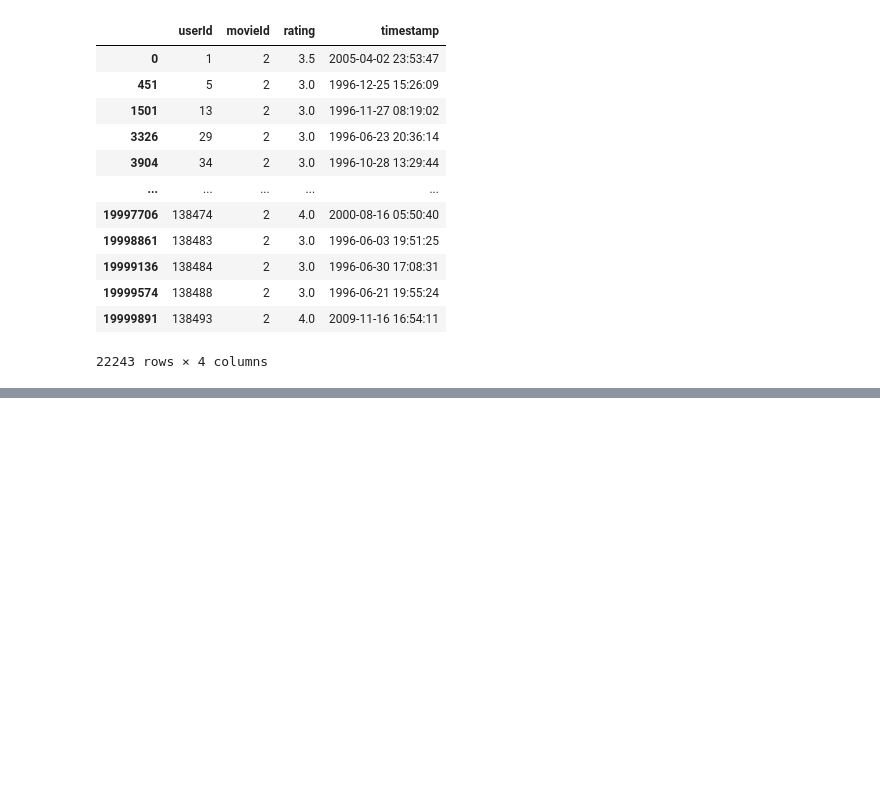
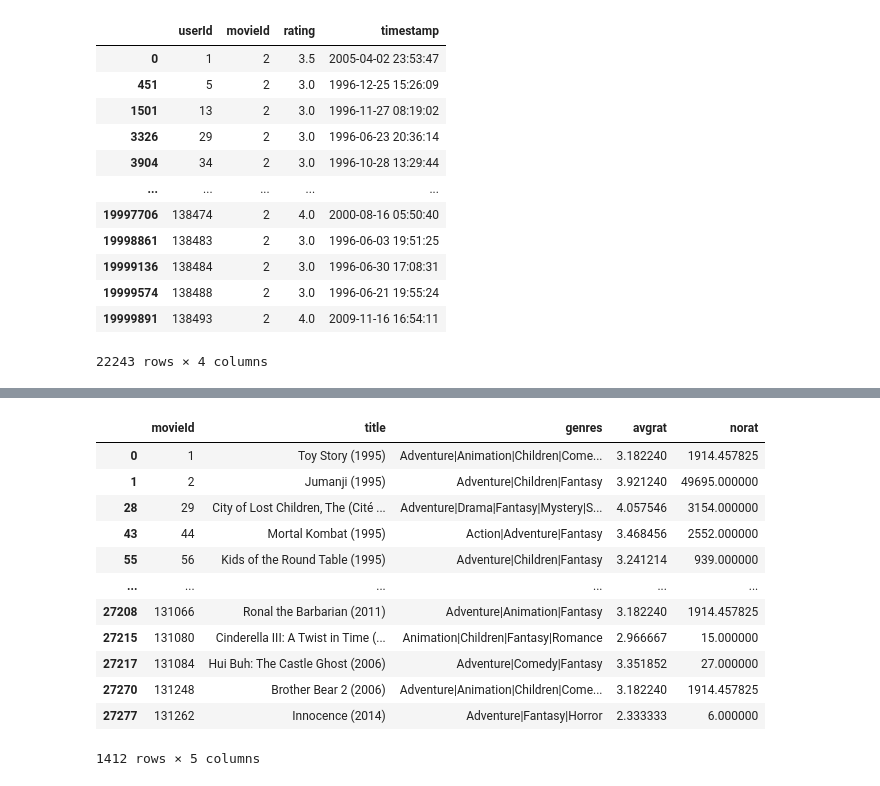
Before and after one commit to arneethr/Data-Science-EDA-Starter, a Jupyter notebook: Data Science.ipynb, the cells around one changed output, grey strips where cells are left out. Saved outputs shown, nothing was run; the diff lists cells and outputs as text; code cells hidden in the pictures; blank space fills up the shorter version.

```diff
--- a/Data Science.ipynb
+++ b/Data Science.ipynb
@@ -115,0 +169,20 @@ ratings[ratings['movieId']==2]
+# %%
+movies_fant_filter=movies['genres'].str.contains('Fantasy')
+# %%
+fant_movies=movies[movies_fant_filter]
+# %%
+fant_movies
+# %% [output]
+|  | movieId | title | genres | avgrat | norat |
+| 0 | 1 | Toy Story (1995) | Adventure|Animation|Children|Come... | 3.182240 | 1914.457825 |
+| 1 | 2 | Jumanji (1995) | Adventure|Children|Fantasy | 3.921240 | 49695.000000 |
+| 28 | 29 | City of Lost Children, The (Cité ... | Adventure|Drama|Fantasy|Mystery|S... | 4.057546 | 3154.000000 |
+| 43 | 44 | Mortal Kombat (1995) | Action|Adventure|Fantasy | 3.468456 | 2552.000000 |
+| 55 | 56 | Kids of the Round Table (1995) | Adventure|Children|Fantasy | 3.241214 | 939.000000 |
+| ... | ... | ... | ... | ... | ... |
+| 27208 | 131066 | Ronal the Barbarian (2011) | Adventure|Animation|Fantasy | 3.182240 | 1914.457825 |
+| 27215 | 131080 | Cinderella III: A Twist in Time (... | Animation|Children|Fantasy|Romance | 2.966667 | 15.000000 |
+| 27217 | 131084 | Hui Buh: The Castle Ghost (2006) | Adventure|Comedy|Fantasy | 3.351852 | 27.000000 |
+| 27270 | 131248 | Brother Bear 2 (2006) | Adventure|Animation|Children|Come... | 3.182240 | 1914.457825 |
+| 27277 | 131262 | Innocence (2014) | Adventure|Fantasy|Horror | 2.333333 | 6.000000 |
+1412 rows × 5 columns
```
Also changed, not shown: parts of 8 cells of this notebook.
